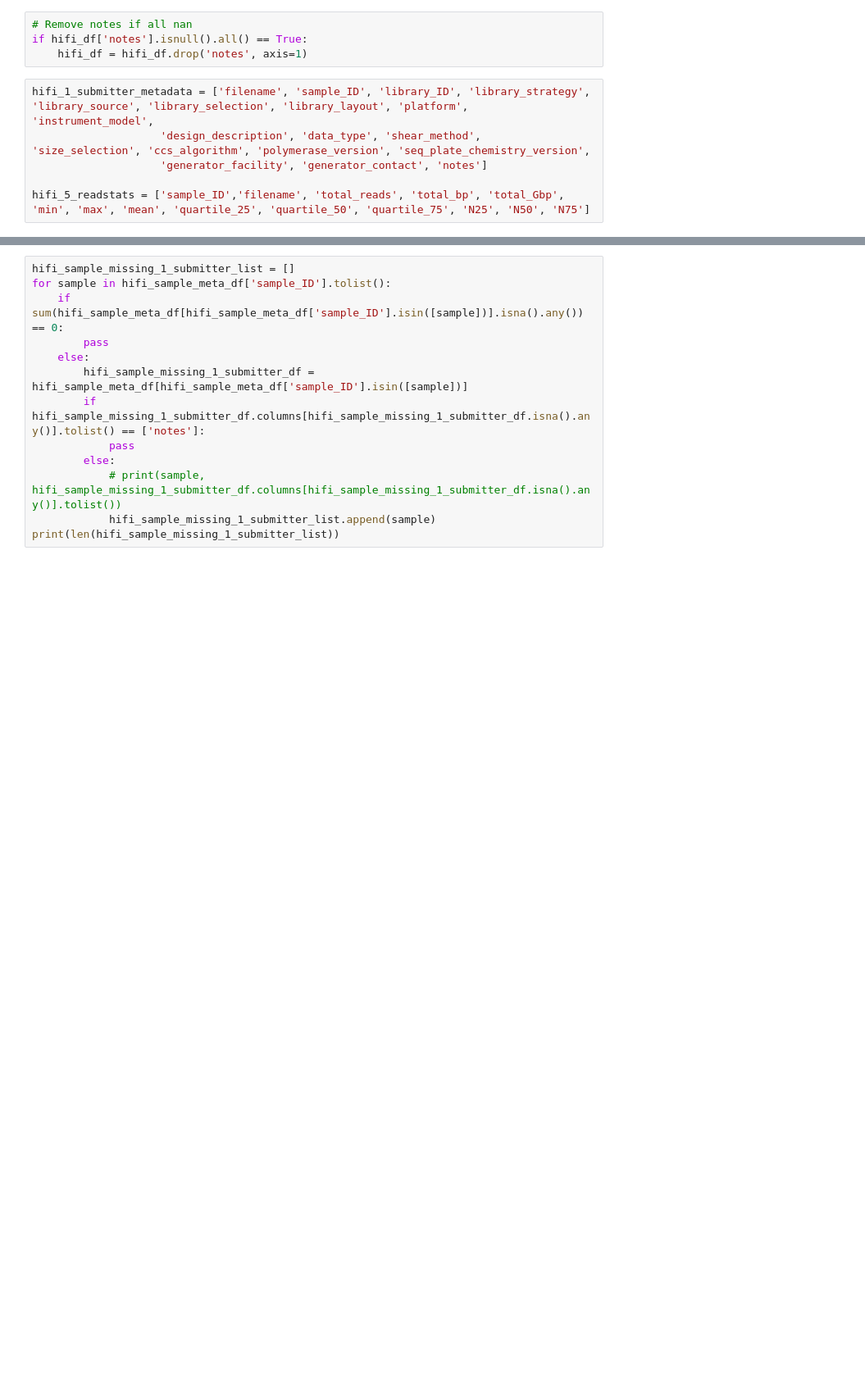
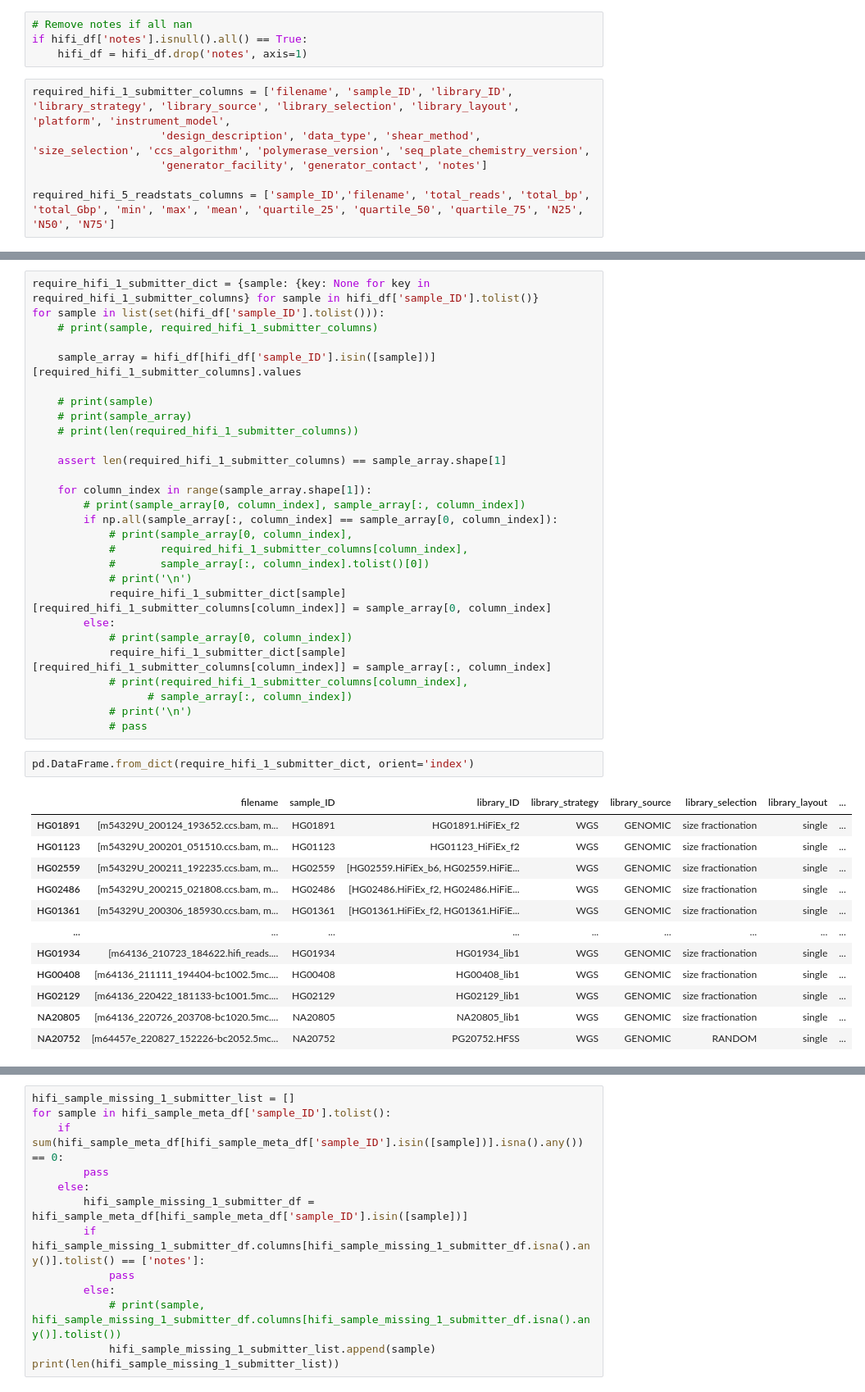
Before and after one commit to human-pangenomics/HPRC_metadata, a Jupyter notebook: hprc-sample-merge.ipynb, the cells around one changed output, grey strips where cells are left out. Shown at 82% size. Saved outputs shown, nothing was run; the diff lists cells and outputs as text; blank space fills up the shorter version.

Commit message:
update sample aggregate wrangling to dict

```diff
--- a/hprc-sample-merge.ipynb
+++ b/hprc-sample-merge.ipynb
@@ -101,9 +101,9 @@ hifi_df.head()
 if hifi_df['notes'].isnull().all() == True:
     hifi_df = hifi_df.drop('notes', axis=1)
 # %%
-hifi_1_submitter_metadata = ['filename', 'sample_ID', 'library_ID', 'library_strategy', 'library_source', 'library_selection', 'library_layout', 'platform', 'instrument_model',
+required_hifi_1_submitter_columns = ['filename', 'sample_ID', 'library_ID', 'library_strategy', 'library_source', 'library_selection', 'library_layout', 'platform', 'instrument_model',
                     'design_description', 'data_type', 'shear_method', 'size_selection', 'ccs_algorithm', 'polymerase_version', 'seq_plate_chemistry_version',
                     'generator_facility', 'generator_contact', 'notes']
 
-hifi_5_readstats = ['sample_ID','filename', 'total_reads', 'total_bp', 'total_Gbp', 'min', 'max', 'mean', 'quartile_25', 'quartile_50', 'quartile_75', 'N25', 'N50', 'N75']
+required_hifi_5_readstats_columns = ['sample_ID','filename', 'total_reads', 'total_bp', 'total_Gbp', 'min', 'max', 'mean', 'quartile_25', 'quartile_50', 'quartile_75', 'N25', 'N50', 'N75']
 # %%
@@ -110,0 +111,43 @@ hifi_sample_meta_df = hifi_df[hifi_1_submitter_metadata].drop_duplicates(subset=
+# %%
+require_hifi_1_submitter_dict = {sample: {key: None for key in required_hifi_1_submitter_columns} for sample in hifi_df['sample_ID'].tolist()}
+for sample in list(set(hifi_df['sample_ID'].tolist())):
+    # print(sample, required_hifi_1_submitter_columns)
+
+    sample_array = hifi_df[hifi_df['sample_ID'].isin([sample])][required_hifi_1_submitter_columns].values
+
+    # print(sample)
+    # print(sample_array)
+    # print(len(required_hifi_1_submitter_columns))
+
+    assert len(required_hifi_1_submitter_columns) == sample_array.shape[1]
+
+    for column_index in range(sample_array.shape[1]):
+        # print(sample_array[0, column_index], sample_array[:, column_index])
+        if np.all(sample_array[:, column_index] == sample_array[0, column_index]):
+            # print(sample_array[0, column_index],
+            #       required_hifi_1_submitter_columns[column_index],
+            #       sample_array[:, column_index].tolist()[0])
+            # print('\n')
+            require_hifi_1_submitter_dict[sample][required_hifi_1_submitter_columns[column_index]] = sample_array[0, column_index]
+        else:
+            # print(sample_array[0, column_index])
+            require_hifi_1_submitter_dict[sample][required_hifi_1_submitter_columns[column_index]] = sample_array[:, column_index]
+            # print(required_hifi_1_submitter_columns[column_index],
+                  # sample_array[:, column_index])
+            # print('\n')
+            # pass
+# %%
+pd.DataFrame.from_dict(require_hifi_1_submitter_dict, orient='index')
+# %% [output]
+|  | filename | sample_ID | library_ID | library_strategy | library_source | library_selection | library_layout | ... |
+| HG01891 | [m54329U_200124_193652.ccs.bam, m... | HG01891 | HG01891.HiFiEx_f2 | WGS | GENOMIC | size fractionation | single | ... |
+| HG01123 | [m54329U_200201_051510.ccs.bam, m... | HG01123 | HG01123_HiFiEx_f2 | WGS | GENOMIC | size fractionation | single | ... |
+| HG02559 | [m54329U_200211_192235.ccs.bam, m... | HG02559 | [HG02559.HiFiEx_b6, HG02559.HiFiE... | WGS | GENOMIC | size fractionation | single | ... |
+| HG02486 | [m54329U_200215_021808.ccs.bam, m... | HG02486 | [HG02486.HiFiEx_f2, HG02486.HiFiE... | WGS | GENOMIC | size fractionation | single | ... |
+| HG01361 | [m54329U_200306_185930.ccs.bam, m... | HG01361 | [HG01361.HiFiEx_f2, HG01361.HiFiE... | WGS | GENOMIC | size fractionation | single | ... |
+| ... | ... | ... | ... | ... | ... | ... | ... | ... |
+| HG01934 | [m64136_210723_184622.hifi_reads.... | HG01934 | HG01934_lib1 | WGS | GENOMIC | size fractionation | single | ... |
+| HG00408 | [m64136_211111_194404-bc1002.5mc.... | HG00408 | HG00408_lib1 | WGS | GENOMIC | size fractionation | single | ... |
+| HG02129 | [m64136_220422_181133-bc1001.5mc.... | HG02129 | HG02129_lib1 | WGS | GENOMIC | size fractionation | single | ... |
+| NA20805 | [m64136_220726_203708-bc1020.5mc.... | NA20805 | NA20805_lib1 | WGS | GENOMIC | size fractionation | single | ... |
+| NA20752 | [m64457e_220827_152226-bc2052.5mc... | NA20752 | PG20752.HFSS | WGS | GENOMIC | RANDOM | single | ... |
```
Also changed, not shown: parts of 12 cells of this notebook.
